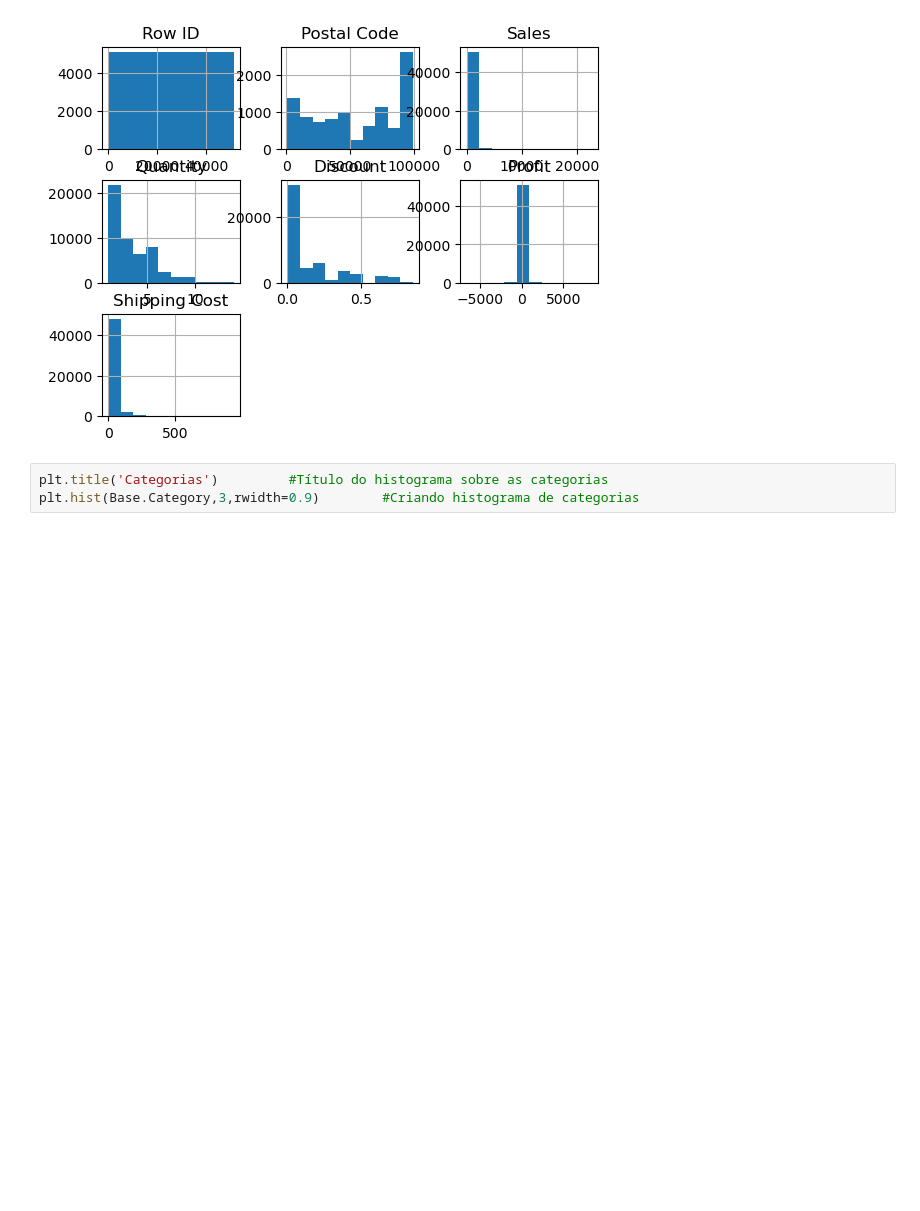
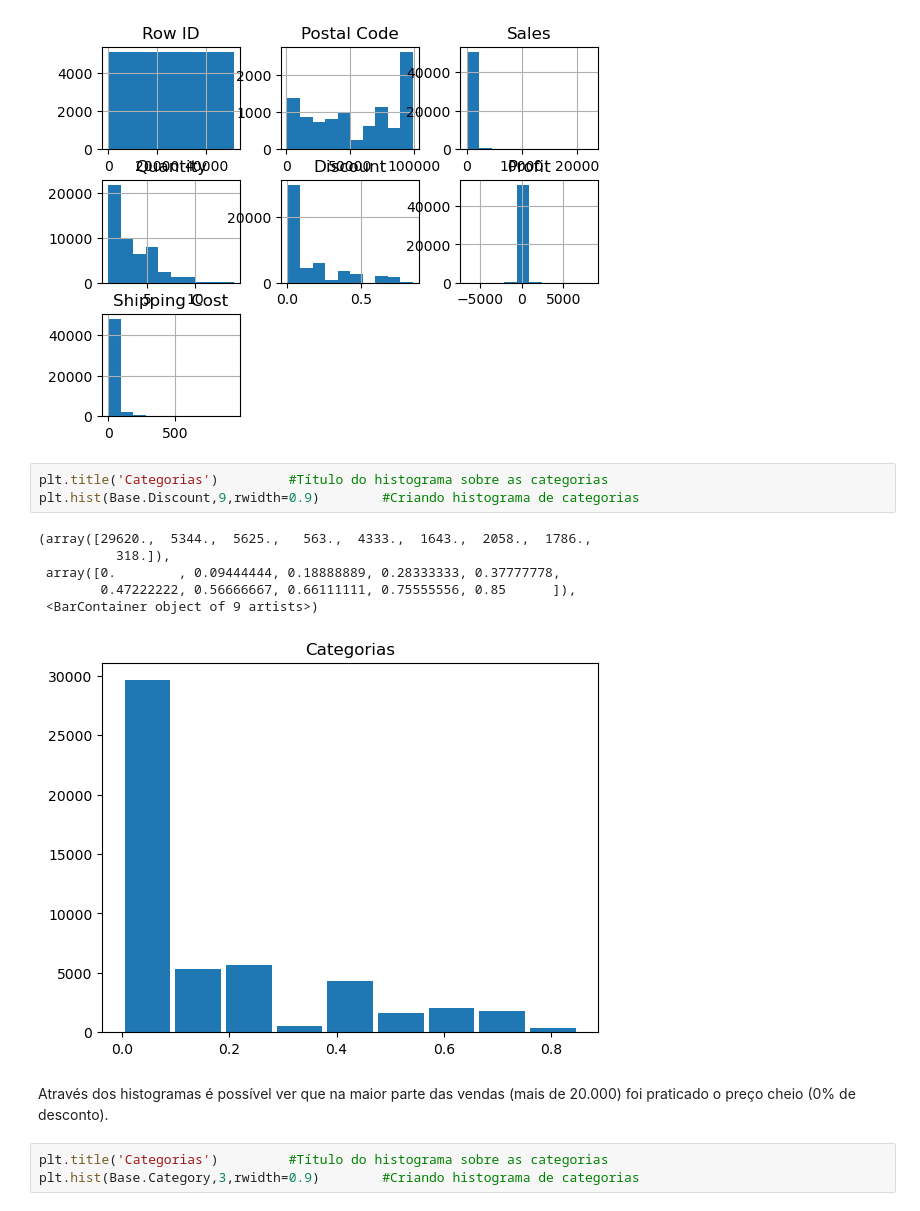
Before and after one commit to Vander-ST/SeminarioMBA, a Jupyter notebook: seminario2.ipynb, the cells around one changed output. Drawn from its saved outputs; the diff is of its cells as text; blank space fills up the shorter version.

```diff
--- a/seminario2.ipynb
+++ b/seminario2.ipynb
@@ -54,6 +59,18 @@ array([[<AxesSubplot: title={'center': 'Row ID'}>,
        [<AxesSubplot: title={'center': 'Shipping Cost'}>,
         <AxesSubplot: >, <AxesSubplot: >]], dtype=object)
 [figure]
+# %%
+plt.title('Categorias')         #Título do histograma sobre as categorias
+plt.hist(Base.Discount,9,rwidth=0.9)        #Criando histograma de categorias
+# %% [output]
+(array([29620.,  5344.,  5625.,   563.,  4333.,  1643.,  2058.,  1786.,
+          318.]),
+ array([0.        , 0.09444444, 0.18888889, 0.28333333, 0.37777778,
+        0.47222222, 0.56666667, 0.66111111, 0.75555556, 0.85      ]),
+ <BarContainer object of 9 artists>)
+[figure, added]
+# %% [markdown]
+Através dos histogramas é possível ver que na maior parte das vendas (mais de 20.000) foi praticado o preço cheio (0% de desconto).
 # %%
 plt.title('Categorias')         #Título do histograma sobre as categorias
 plt.hist(Base.Category,3,rwidth=0.9)        #Criando histograma de categorias
```
Also changed, not shown: parts of 34 cells of this notebook, 2 other files.
